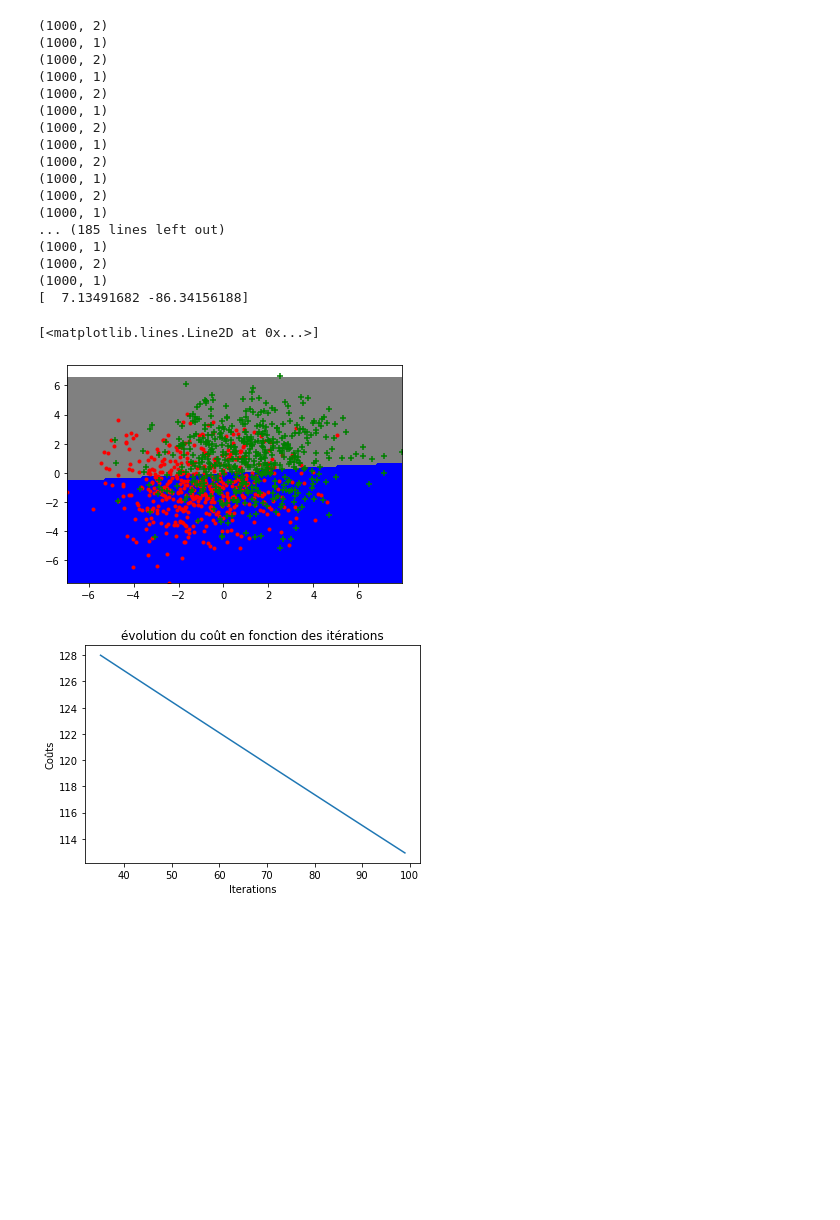
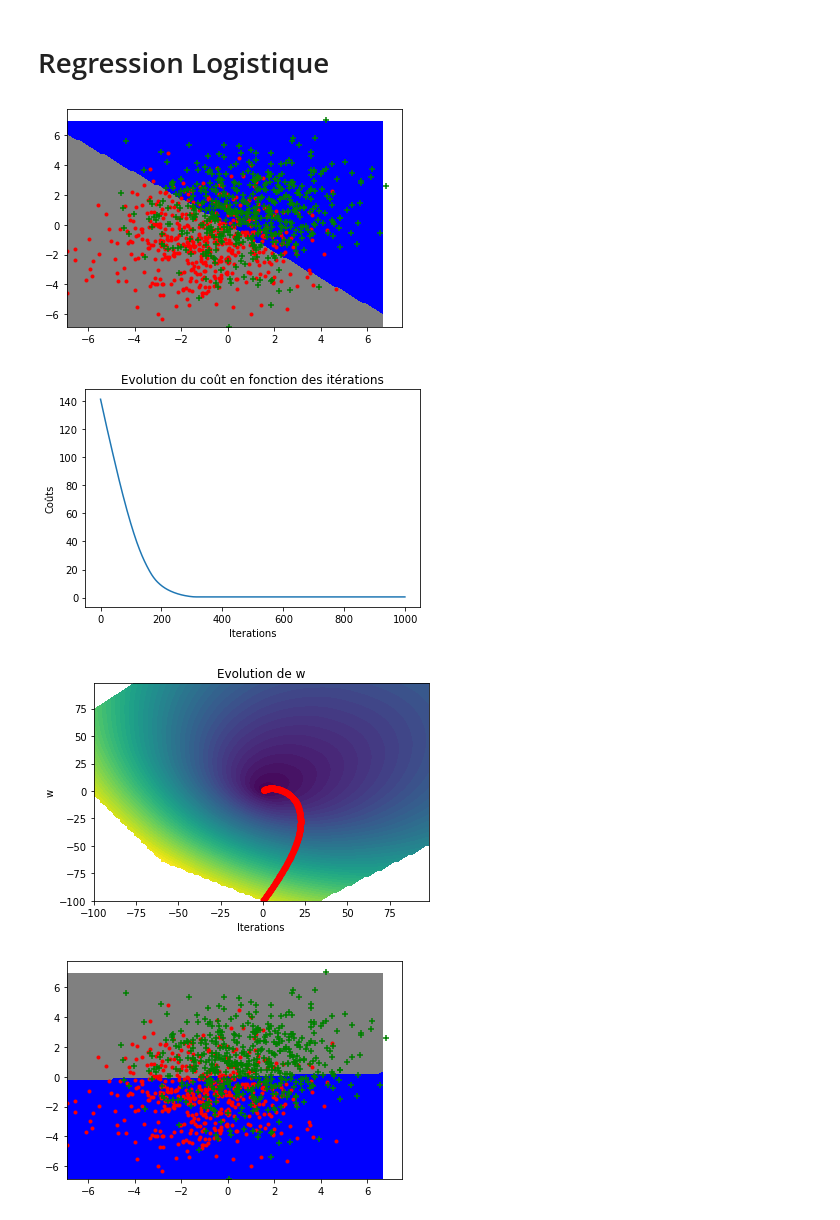
Before and after one commit to JoeBens/Practical-Works, a Jupyter notebook: MLL/TME3/TME3.ipynb, the cells around one changed output. Drawn from its saved outputs; the diff is of its cells as text; code cells hidden in the pictures; blank space fills up the shorter version.

```diff
--- a/MLL/TME3/TME3.ipynb
+++ b/MLL/TME3/TME3.ipynb
@@ -135,0 +169,15 @@ R2 score:  0.3328868544972765
+# %%
+num_iter = 1000
+eps = [0.1, 0.005, 2]
+for e in eps :
+    w_opti, w, costs = descente_gradient(datax,datay,mse,mse_grad,e, num_iter)
+
+    plt.figure()
+    #plt.title("Frontière de décision avec eps = ", e)
+    plot_frontiere(datax,lambda x : np.sign(x.dot(w_opti)),step=100)
+    plot_data(datax,datay)
+
+
+    plot_costs_evo(costs, num_iter)
+
+    plot_traj(w,mse)
@@ -136,36 +196,20 @@ R2 score:  0.3328868544972765
+# %% [markdown]
+# Regression Logistique
 # %%
-w_opti, w, costs = descente_gradient(datax,datay,reglog,reglog_grad,0.1,100)
-print(w_opti)
-#print(w)
-#print(costs)
-values = range(100)
-values = np.array(values)
-plt.figure()
-plot_frontiere(datax,lambda x : np.sign(x.dot(w_opti)),step=100)
-plot_data(datax,datay)
-plt.figure()
-plt.title('évolution du coût en fonction des itérations')
-plt.xlabel('Iterations')
-plt.ylabel('Coûts')
-plt.plot(values,costs)
+num_iter = 1000
+eps = [0.4, 0.005, 5]
+
+for e in eps :
+    w_opti, w, costs = descente_gradient(datax,datay,reglog,reglog_grad,e,num_iter)
+
+    plt.figure()
+    plot_frontiere(datax,lambda x : np.sign(x.dot(w_opti)),step=100)
+    plot_data(datax,datay)
+    plot_costs_evo(costs, num_iter)
+
+    plot_traj(w,reglog)
 # %% [output]
-(1000, 2)
-(1000, 1)
-(1000, 2)
-(1000, 1)
-(1000, 2)
-(1000, 1)
-(1000, 2)
-(1000, 1)
-(1000, 2)
-(1000, 1)
-(1000, 2)
-(1000, 1)
-... (185 lines left out)
-(1000, 1)
-(1000, 2)
-(1000, 1)
-[  7.13491682 -86.34156188]
-[<matplotlib.lines.Line2D at 0x...>]
-[figure, old version]
+[figure, new version]
-[figure, old version]
+[figure, new version]
+[figure, added]
+[figure, added]
```
Also changed, not shown: parts of 20 cells of this notebook, 22 other files.
